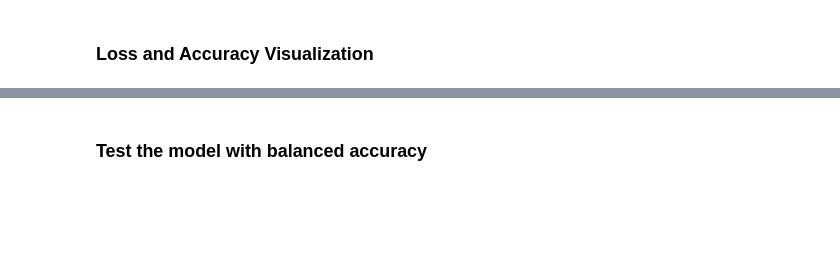
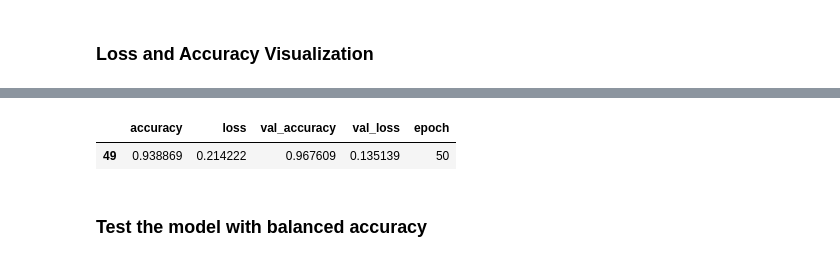
Before and after one commit to LenstraMod/AI-Laboratory-Telkom-University---Kuzushiji49-Hiragana-Recognizer, a Jupyter notebook: main.ipynb, the cells around one changed output, grey strips where cells are left out. Saved outputs shown, nothing was run; the diff lists cells and outputs as text; code cells hidden in the pictures; blank space fills up the shorter version.

```diff
--- a/main.ipynb
+++ b/main.ipynb
@@ -190,3 +223,8 @@ plt.show()
+# %%
+data_acc.tail(1)
+# %% [output]
+|  | accuracy | loss | val_accuracy | val_loss | epoch |
+| 49 | 0.938869 | 0.214222 | 0.967609 | 0.135139 | 50 |
 # %% [markdown]
 ### Test the model with balanced accuracy
 # %%
```
Also changed, not shown: parts of 9 cells of this notebook, 4 other files.
